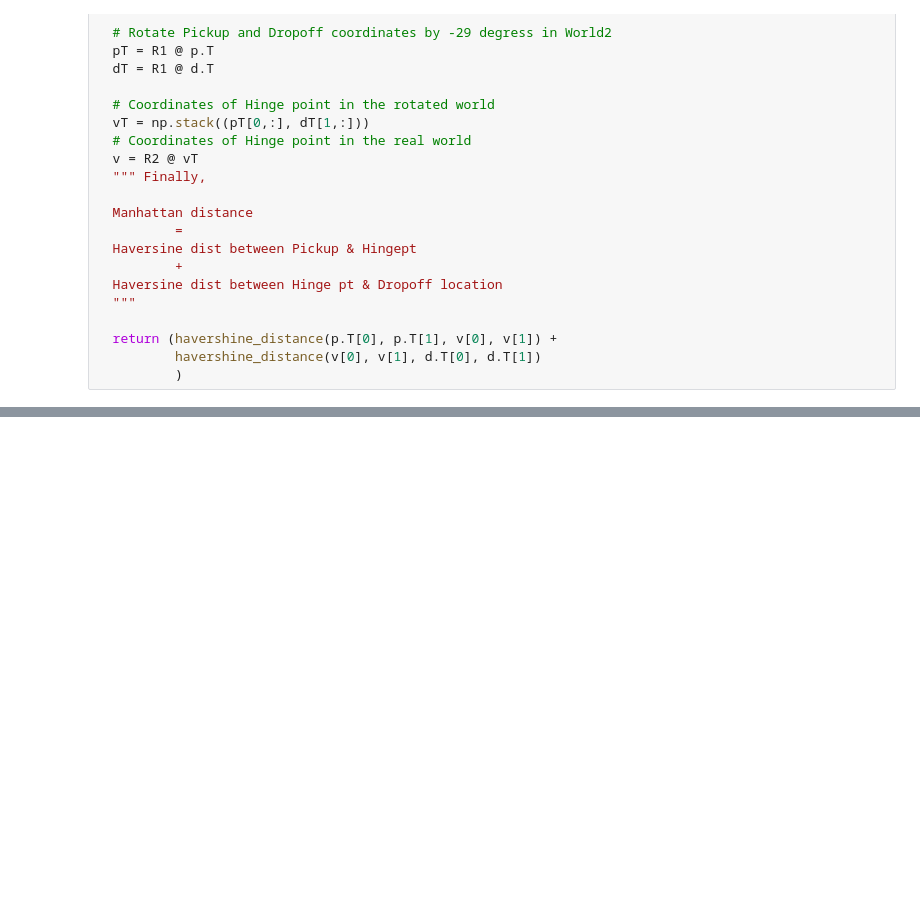
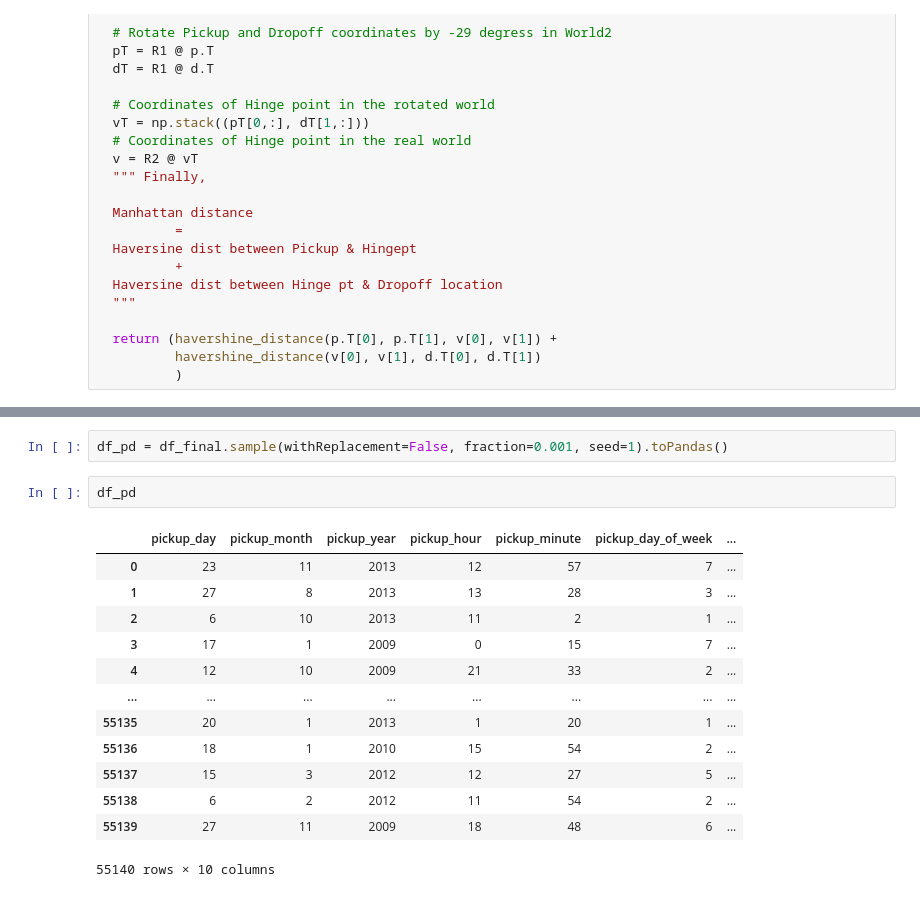
Before and after one commit to ibrahimba9/New_York_Taxi_Trips, a Jupyter notebook: NY_Taxi_Fare_Prediction_PySpark_Google_Colab_Notebook.ipynb, the cells around one changed output, grey strips where cells are left out. Saved outputs shown, nothing was run; the diff lists cells and outputs as text; blank space fills up the shorter version.

```diff
--- a/NY_Taxi_Fare_Prediction_PySpark_Google_Colab_Notebook.ipynb
+++ b/NY_Taxi_Fare_Prediction_PySpark_Google_Colab_Notebook.ipynb
@@ -406,0 +546,18 @@ df.createOrReplaceTempView('ny_taxi')
+# %%
+df_pd = df_final.sample(withReplacement=False, fraction=0.001, seed=1).toPandas()
+# %%
+df_pd
+# %% [output]
+|  | pickup_day | pickup_month | pickup_year | pickup_hour | pickup_minute | pickup_day_of_week | ... |
+| 0 | 23 | 11 | 2013 | 12 | 57 | 7 | ... |
+| 1 | 27 | 8 | 2013 | 13 | 28 | 3 | ... |
+| 2 | 6 | 10 | 2013 | 11 | 2 | 1 | ... |
+| 3 | 17 | 1 | 2009 | 0 | 15 | 7 | ... |
+| 4 | 12 | 10 | 2009 | 21 | 33 | 2 | ... |
+| ... | ... | ... | ... | ... | ... | ... | ... |
+| 55135 | 20 | 1 | 2013 | 1 | 20 | 1 | ... |
+| 55136 | 18 | 1 | 2010 | 15 | 54 | 2 | ... |
+| 55137 | 15 | 3 | 2012 | 12 | 27 | 5 | ... |
+| 55138 | 6 | 2 | 2012 | 11 | 54 | 2 | ... |
+| 55139 | 27 | 11 | 2009 | 18 | 48 | 6 | ... |
+55140 rows × 10 columns
```
Also changed, not shown: parts of 40 cells of this notebook.
